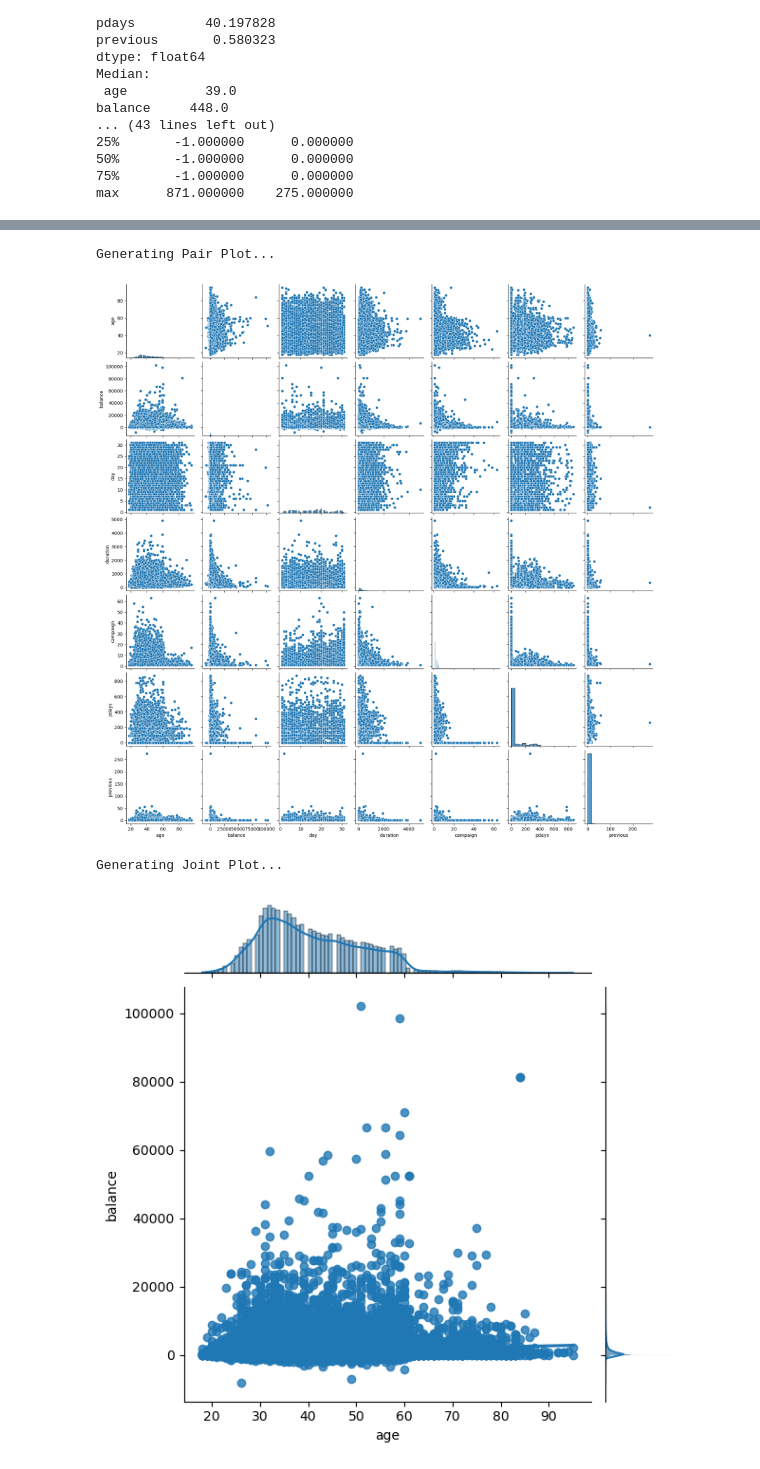
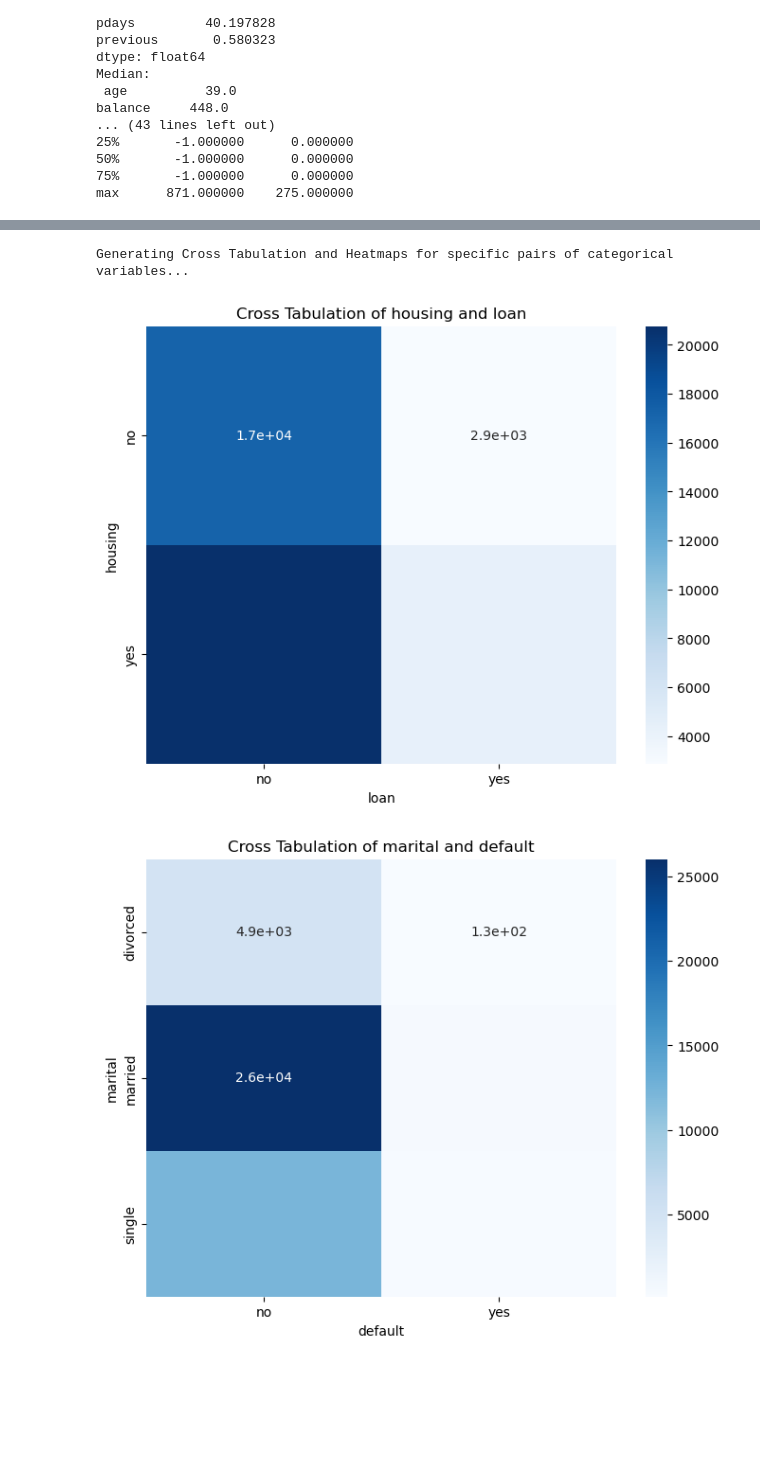
Before and after one commit to jorgeroldan5/Data-Science-Programming-ADS-500B---Final-Project, a Jupyter notebook: Data-Analysis-and-Vis.ipynb, the cells around one changed output, grey strips where cells are left out. Saved outputs shown, nothing was run; the diff lists cells and outputs as text; code cells hidden in the pictures; blank space fills up the shorter version.

Commit message:
Updated Jupyter Notebook with new analysis

```diff
--- a/Data-Analysis-and-Vis.ipynb
+++ b/Data-Analysis-and-Vis.ipynb
@@ -163,42 +170,15 @@ previous  0.001445  0.016674 -0.051710  0.001203 -0.032855  0.454820  1.000000
 # %%
-import pandas as pd
-import seaborn as sns
-import matplotlib.pyplot as plt
-import numpy as np
+# Cross-tabulation and heatmap for specific pairs of categorical variables
+cross_tab_pairs = [('housing', 'loan'), ('marital', 'default')]  # Adjust this list as needed?
 
-# Suppress specific FutureWarnings from Seaborn
-import warnings
-warnings.filterwarnings("ignore", category=FutureWarning, module="seaborn")
-
-# Ensure inline plotting in Jupyter Notebook
-%matplotlib inline
-
-# Verify and clean data (already done in previous steps)
-# Replace infinite values with NaN
-df.replace([np.inf, -np.inf], np.nan, inplace=True)
-
-# Check for NaN values and fill or drop as appropriate
-# df = df.dropna(subset=numerical_vars)  # Example: drop rows with NaN values in numerical columns
-
-# Pair plot for numerical variables
-print("Generating Pair Plot...")
-sns.pairplot(df[numerical_vars])
-plt.show()
-
-# Joint plot for a pair of variables
-print("Generating Joint Plot...")
-sns.jointplot(x='age', y='balance', data=df, kind='reg')
-plt.show()
-
-# Violin plot for numerical vs categorical variables
-print("Generating Violin Plot...")
-sns.violinplot(x='education', y='balance', data=df)
-plt.show()
-
-
-**fix this part**
+print("Generating Cross Tabulation and Heatmaps for specific pairs of categorical variables...")
+for var1, var2 in cross_tab_pairs:
+    cross_tab = pd.crosstab(df[var1], df[var2])
+    plt.figure(figsize=(8, 6))
+    sns.heatmap(cross_tab, annot=True, cmap='Blues')
+    plt.title(f'Cross Tabulation of {var1} and {var2}')
+    plt.show()
 # %% [output]
-Generating Pair Plot...
+Generating Cross Tabulation and Heatmaps for specific pairs of categorical variables...
-[figure, old version]
+[figure, new version]
-Generating Joint Plot...
-[figure, old version]
+[figure, new version]
```
Also changed, not shown: parts of 5 cells of this notebook.
